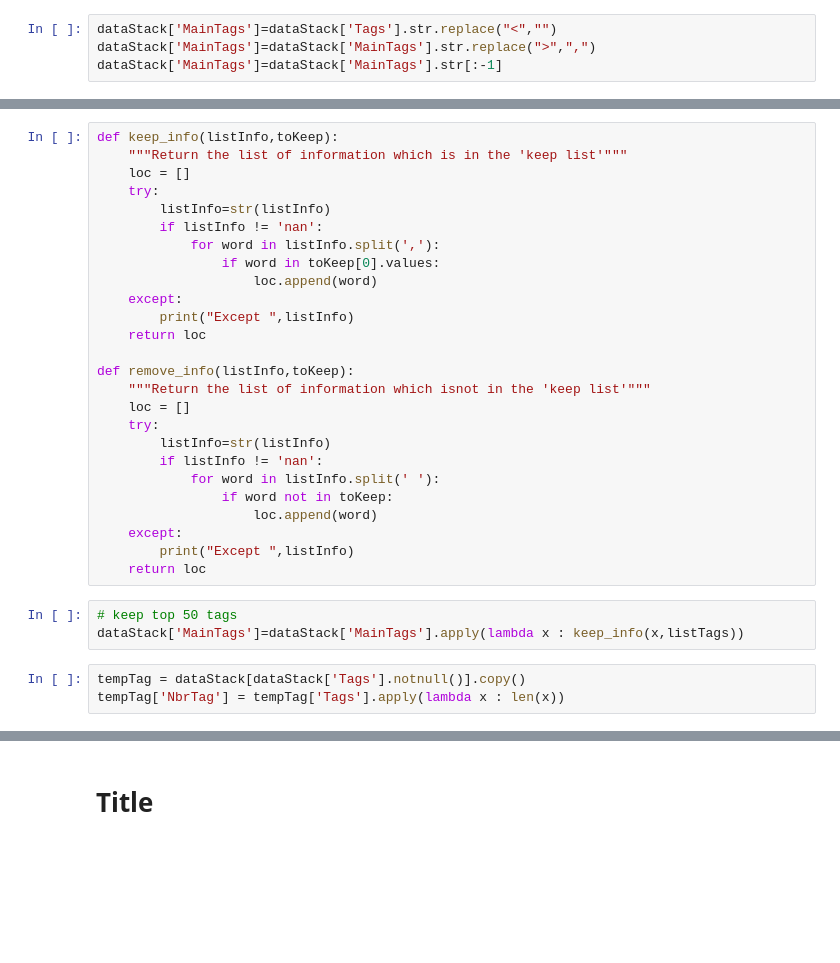
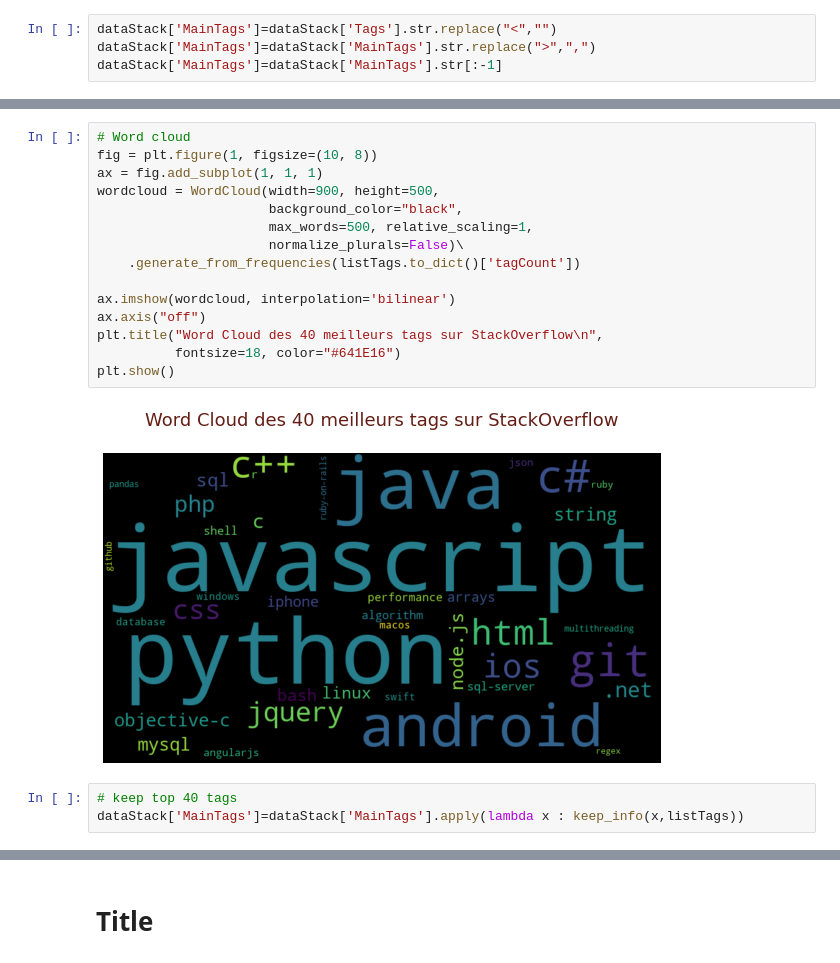
Before and after one commit to caro266/P5_Teurio_Carole, a Jupyter notebook: P5_01_notebookexploration/P5_notebookexploratoire.ipynb, the cells around one changed output, grey strips where cells are left out. Cells and saved outputs as stored; diff of their text form; blank space fills up the shorter version.

```diff
--- a/P5_01_notebookexploration/P5_notebookexploratoire.ipynb
+++ b/P5_01_notebookexploration/P5_notebookexploratoire.ipynb
@@ -169,32 +173,20 @@ plt.show()
-# %%
-def keep_info(listInfo,toKeep):
-    """Return the list of information which is in the 'keep list'"""
-    loc = []
-    try:
-        listInfo=str(listInfo)
-        if listInfo != 'nan':
-            for word in listInfo.split(','):
-                if word in toKeep[0].values:
-                    loc.append(word)
-    except:
-        print("Except ",listInfo)
-    return loc
-
-def remove_info(listInfo,toKeep):
-    """Return the list of information which isnot in the 'keep list'"""
-    loc = []
-    try:
-        listInfo=str(listInfo)
-        if listInfo != 'nan':
-            for word in listInfo.split(' '):
-                if word not in toKeep:
-                    loc.append(word)
-    except:
-        print("Except ",listInfo)
-    return loc
+# %%
+# Word cloud
+fig = plt.figure(1, figsize=(10, 8))
+ax = fig.add_subplot(1, 1, 1)
+wordcloud = WordCloud(width=900, height=500,
+                      background_color="black",
+                      max_words=500, relative_scaling=1,
+                      normalize_plurals=False)\
+    .generate_from_frequencies(listTags.to_dict()['tagCount'])
+
+ax.imshow(wordcloud, interpolation='bilinear')
+ax.axis("off")
+plt.title("Word Cloud des 40 meilleurs tags sur StackOverflow\n",
+          fontsize=18, color="#641E16")
+plt.show()
+# %% [output]
+[figure, added]
 # %%
-# keep top 50 tags
+# keep top 40 tags
 dataStack['MainTags']=dataStack['MainTags'].apply(lambda x : keep_info(x,listTags))
-# %%
-tempTag = dataStack[dataStack['Tags'].notnull()].copy()
-tempTag['NbrTag'] = tempTag['Tags'].apply(lambda x : len(x))
```
Also changed, not shown: parts of 51 cells of this notebook, 1 other file.
